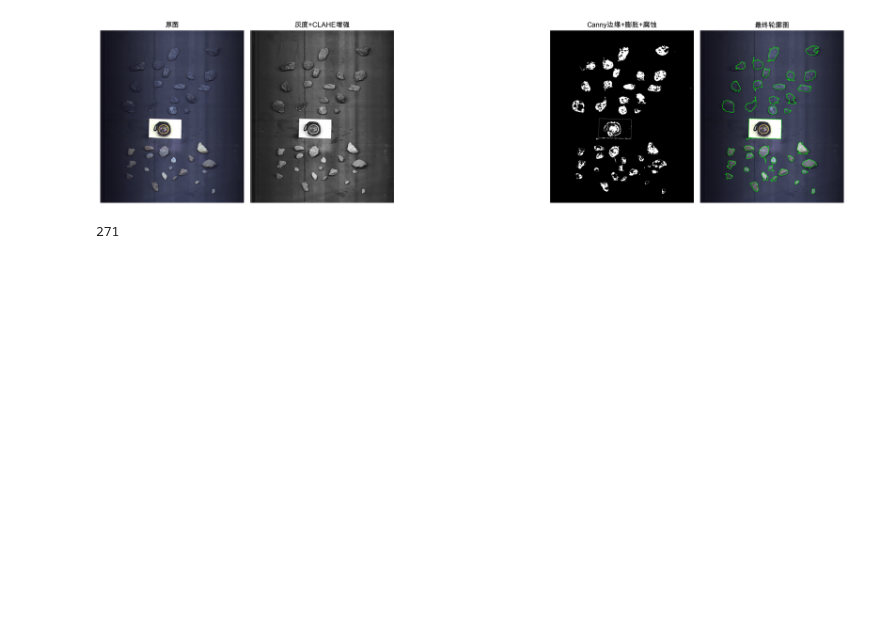
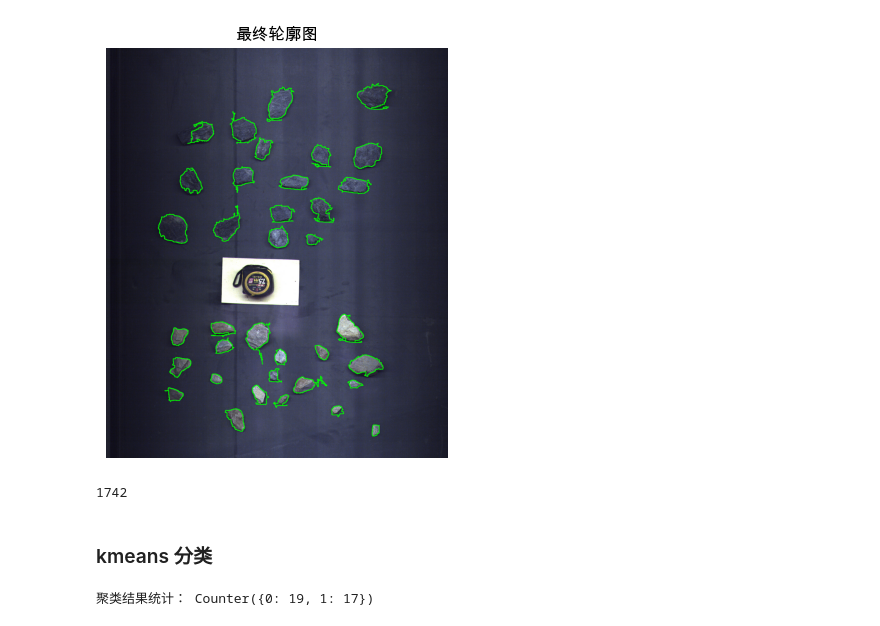
Before and after one commit to yaojian95/jt_ore_sorting, a Jupyter notebook: run_RGB.ipynb, the cells around one changed output. Cells and saved outputs as stored; diff of their text form; code cells hidden in the pictures; blank space fills up the shorter version.

Commit message:
rgb results for screenshot

```diff
--- a/run_RGB.ipynb
+++ b/run_RGB.ipynb
@@ -32,9 +19,9 @@ img_gray = cv2.cvtColor(img, cv2.COLOR_BGR2GRAY)
 # 转为灰度图
 
 # 高斯模糊（可减少噪点）
-blurred = cv2.GaussianBlur(img_gray, (1, 1), 0)
+# img_gray = cv2.GaussianBlur(img_gray, (1, 1), 0)
 
-gray = blurred
+gray = img_gray
 
 # CLAHE增强局部对比度
 clahe = cv2.createCLAHE(clipLimit=2.0, tileGridSize=(8, 8))
@@ -42,8 +29,8 @@ gray_enhanced = clahe.apply(gray)
 
 # gray_enhanced = cv2.medianBlur(gray_enhanced, 1)
 
-# Canny边缘检测
-edges = cv2.Canny(gray_enhanced, threshold1=50, threshold2=300)
+# Canny边缘检测 50, 300
+edges = cv2.Canny(gray_enhanced, threshold1=50, threshold2=258)
 
 kernel = cv2.getStructuringElement(cv2.MORPH_RECT, (5, 5))
 # edges_dilated = cv2.dilate(edges, kernel, iterations=1)
@@ -52,59 +39,51 @@ kernel = cv2.getStructuringElement(cv2.MORPH_RECT, (5, 5))
 # 替换 dilate + erode 为 closing（先膨胀再腐蚀，封闭小缝隙）
 edges_smoothed = cv2.morphologyEx(edges, cv2.MORPH_CLOSE, kernel, iterations=1)
 
-# 创建一个细长的卷积核（强调去除细长线）
-# kernel_line = cv2.getStructuringElement(cv2.MORPH_RECT, (15, 1))  # 水平划痕
-# opened = cv2.morphologyEx(edges, cv2.MORPH_OPEN, kernel_line)
-# 或者垂直方向
-# kernel_line_v = cv2.getStructuringElement(cv2.MORPH_RECT, (1, 15))
-# opened_v = cv2.morphologyEx(edges, cv2.MORPH_OPEN, kernel_line_v)
-# # 合并结果（保留去除划痕后的图像）
-# edges_cleaned = cv2.bitwise_and(edges, cv2.bitwise_not(opened_v))
-
 # 查找所有轮廓
 contours, _ = cv2.findContours(edges_smoothed, cv2.RETR_EXTERNAL, cv2.CHAIN_APPROX_SIMPLE)
 
 # 设置面积阈值，过滤掉太小的轮廓
 min_area = 500  # 可根据图像大小调整
-filtered_contours = [cnt for cnt in contours if cv2.contourArea(cnt) > min_area]
+max_area = 20000
+filtered_contours = [cnt for cnt in contours if max_area > cv2.contourArea(cnt) > min_area]
 
 # 绘制轮廓
 contour_img = img.copy()
 cv2.drawContours(contour_img, filtered_contours, -1, (0, 255, 0), 2)
 
 # 显示所有中间步骤
 plt.figure(figsize=(18, 6))
 
-plt.subplot(1, 5, 1)
-plt.title("原图")
-plt.imshow(cv2.cvtColor(img, cv2.COLOR_BGR2RGB))
-plt.axis('off')
+# plt.subplot(1, 5, 1)
+# plt.title("原图")
+# plt.imshow(cv2.cvtColor(img, cv2.COLOR_BGR2RGB))
+# plt.axis('off')
 
-plt.subplot(1, 5, 2)
-plt.title("灰度+CLAHE增强")
-plt.imshow(gray_enhanced, cmap='gray')
-plt.axis('off')
+# plt.subplot(1, 5, 2)
+# plt.title("灰度+CLAHE增强")
+# plt.imshow(gray_enhanced, cmap='gray')
+# plt.axis('off')
 
 # plt.subplot(1, 5, 3)
 # plt.title("Canny边缘+膨胀")
 # plt.imshow(edges_dilated, cmap='gray')
 # plt.axis('off')
 
-plt.subplot(1, 5, 4)
-plt.title("Canny边缘+膨胀+腐蚀")
-plt.imshow(edges_smoothed, cmap='gray')
-plt.axis('off')
+# plt.subplot(1, 5, 4)
+# plt.title("Canny边缘+膨胀+腐蚀")
+# plt.imshow(edges_smoothed, cmap='gray')
+# plt.axis('off')
 
 plt.subplot(1, 5, 5)
 plt.title("最终轮廓图")
 plt.imshow(cv2.cvtColor(contour_img, cv2.COLOR_BGR2RGB))
 plt.axis('off')
 
 plt.tight_layout()
 plt.show()
 # %% [output]
-[figure, old version]
+[figure, new version]
 # %%
 len(contours)
 # %% [output]
-271
+1742
@@ -110,0 +126,22 @@ len(contours)
+# %% [markdown]
+### kmeans 分类
+# %%
+# 从结果中提取平均 RGB 向量
+rgb_values = np.array([r["mean_hsv"] for r in results])  # shape: (N, 3)
+
+# 设置聚类个数
+num_clusters = 2
+
+# 聚类
+kmeans = KMeans(n_clusters=num_clusters, random_state=0, n_init="auto")
+labels = kmeans.fit_predict(rgb_values)
+
+# 将聚类结果加入原结果
+for i, r in enumerate(results):
+    r["cluster"] = int(labels[i])  # 转 int 避免 JSON 问题
+
+# 打印各类别数量
+from collections import Counter
+print("聚类结果统计：", Counter(labels))
+# %% [output]
+聚类结果统计： Counter({0: 19, 1: 17})
```
Also changed, not shown: parts of 16 cells of this notebook.
